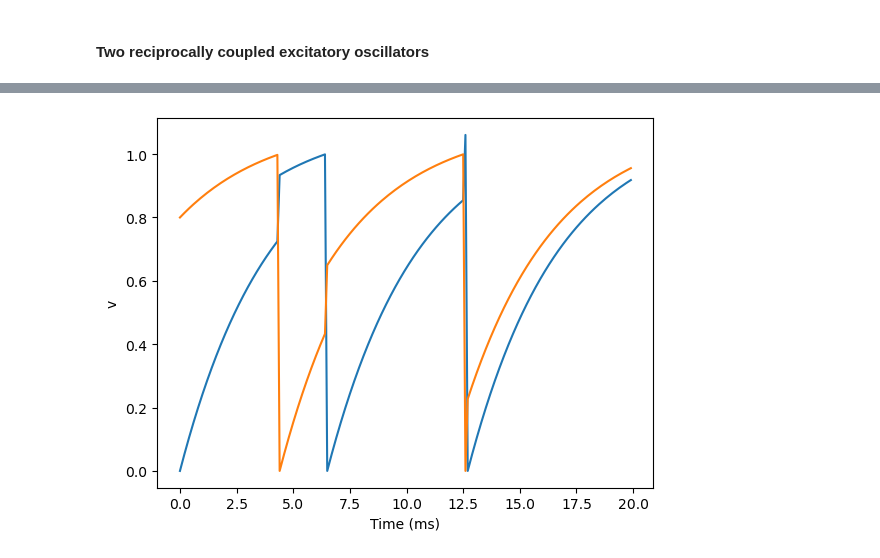
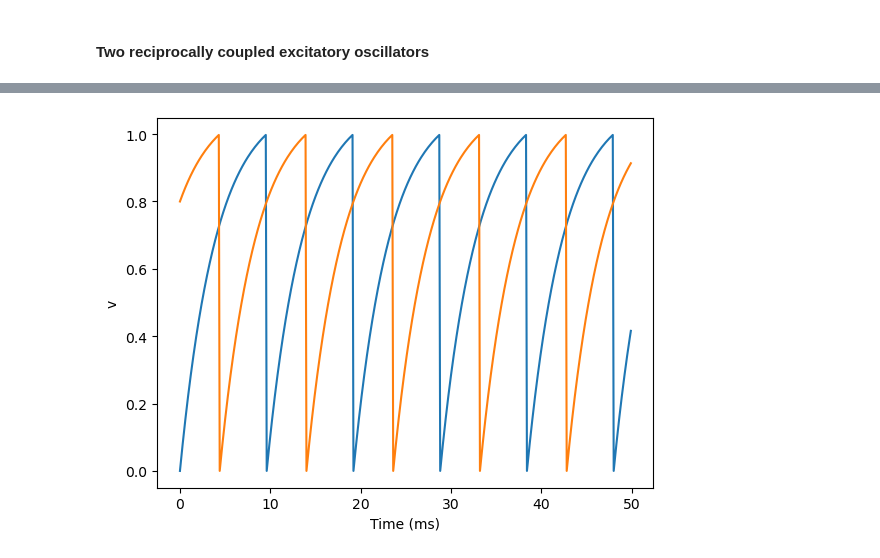
Before and after one commit to ch3rryblossom/sudoku-network, a Jupyter notebook: starter.ipynb, the cells around one changed output, grey strips where cells are left out. Saved outputs shown, nothing was run; the diff lists cells and outputs as text; code cells hidden in the pictures.

```diff
--- a/starter.ipynb
+++ b/starter.ipynb
@@ -31,23 +36,27 @@ eqs2 = '''
 dv/dt = (I/gamma - v)/tau : 1
 '''
 # %%
+# Unconnected
+
 start_scope()
 
-G1 = NeuronGroup(1, eqs2, threshold='v>1', reset='v = 0')
-G2 = NeuronGroup(1, eqs2, threshold='v>1', reset='v = 0')
+G1 = NeuronGroup(1, eqs2, threshold='v>1', reset='v = 0', method='exact')
+G2 = NeuronGroup(1, eqs2, threshold='v>1', reset='v = 0', method='exact')
 
 G2.v = [0.8]
 
-S1 = Synapses(G1, G2, on_pre='v_post += 0.2')
-S2 = Synapses(G2, G1, on_pre='v_post += 0.2')
+# S1 = Synapses(G1, G2, on_pre='v_post += 0.2')
+# S2 = Synapses(G2, G1, on_pre='v_post += 0.2')
 
-S1.connect()
-S2.connect()
+# S1.connect()
+# S2.connect()
 
 M1 = StateMonitor(G1, 'v', record=True)
 M2 = StateMonitor(G2, 'v', record=True)
+Sp1 = SpikeMonitor(G1)
+Sp2 = SpikeMonitor(G2)
 
-run(20*ms)
+run(50*ms)
 
 plot(M1.t/ms, M1.v[0], label='Neuron 1')
 plot(M2.t/ms, M2.v[0], label='Neuron 2')
@@ -58 +66 @@ INFO       No numerical integration method specified for group 'neurongroup_3',
-[figure, old version]
+[figure, new version]
```
Also changed, not shown: parts of 5 cells of this notebook.
